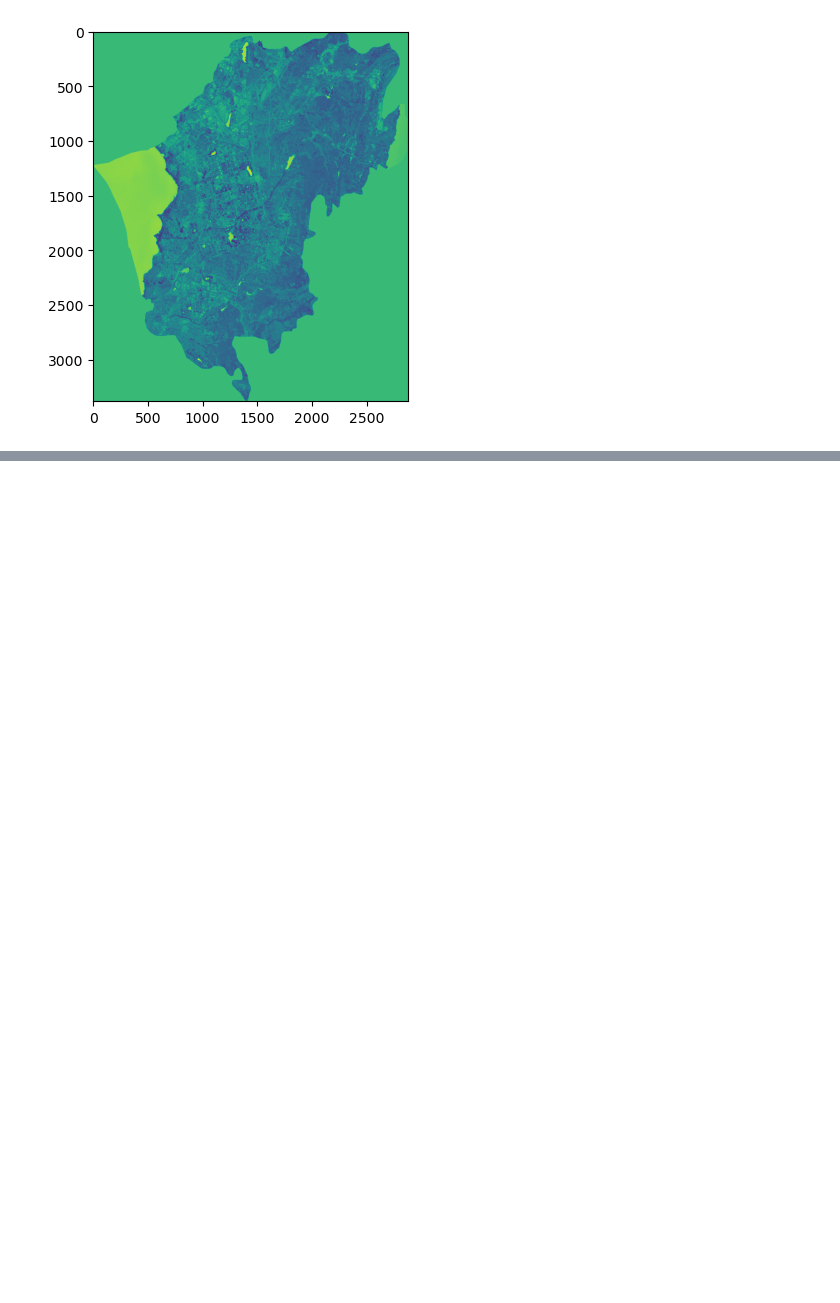
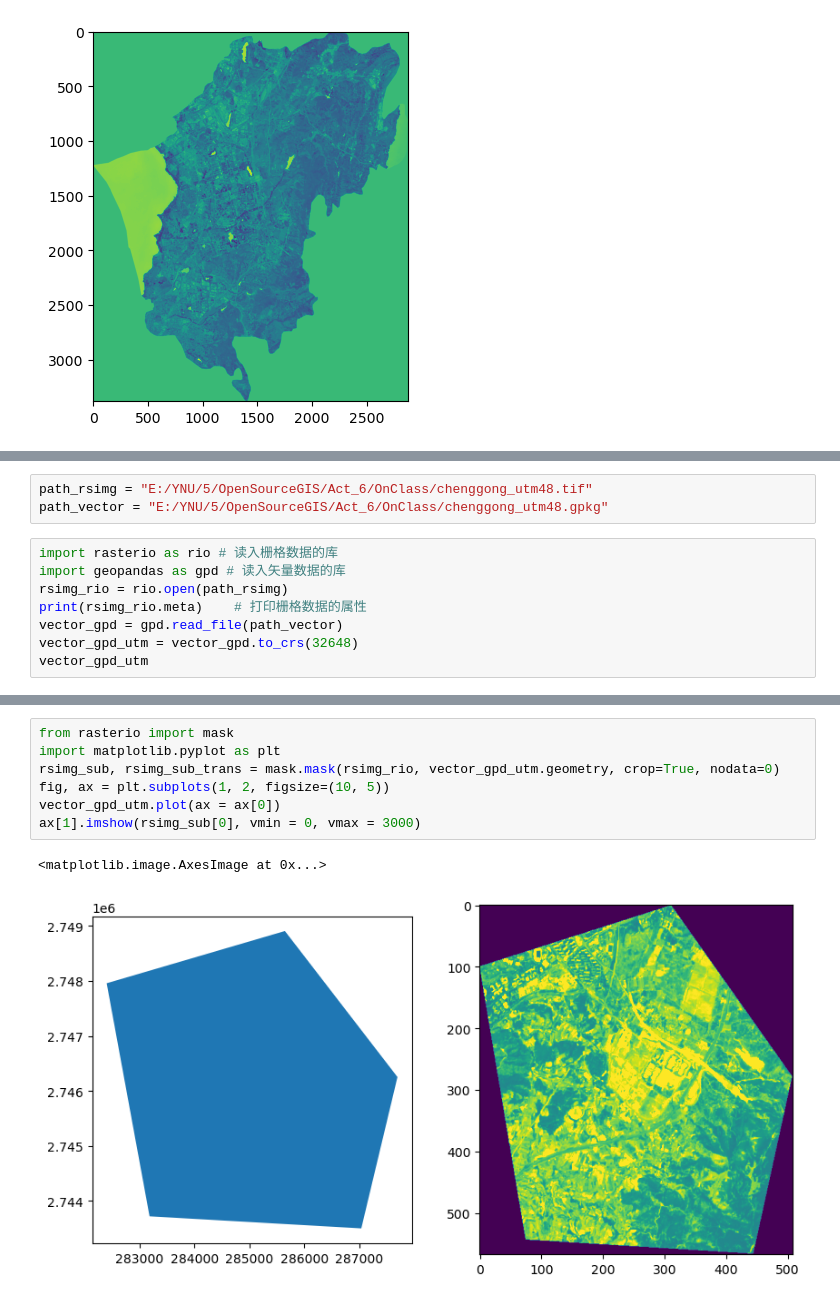
Before and after one commit to Oahiynus/syhPython, a Jupyter notebook: OpenSourceGIS/课堂/chapter_6_GIS数据处理高级Python库/使用rasterio库（最流行的库）.ipynb, the cells around one changed output, grey strips where cells are left out. Cells and saved outputs as stored; diff of their text form; blank space fills up the shorter version.

```diff
--- a/OpenSourceGIS/课堂/chapter_6_GIS数据处理高级Python库/使用rasterio库（最流行的库）.ipynb
+++ b/OpenSourceGIS/课堂/chapter_6_GIS数据处理高级Python库/使用rasterio库（最流行的库）.ipynb
@@ -114,0 +117,11 @@ region_gpd.plot()
+# %%
+path_rsimg = "E:/YNU/5/OpenSourceGIS/Act_6/OnClass/chenggong_utm48.tif"
+path_vector = "E:/YNU/5/OpenSourceGIS/Act_6/OnClass/chenggong_utm48.gpkg"
+# %%
+import rasterio as rio # 读入栅格数据的库
+import geopandas as gpd # 读入矢量数据的库
+rsimg_rio = rio.open(path_rsimg)
+print(rsimg_rio.meta)    # 打印栅格数据的属性
+vector_gpd = gpd.read_file(path_vector)
+vector_gpd_utm = vector_gpd.to_crs(32648)
+vector_gpd_utm
@@ -114,0 +133,10 @@ region_gpd.plot()
+# %%
+from rasterio import mask
+import matplotlib.pyplot as plt
+rsimg_sub, rsimg_sub_trans = mask.mask(rsimg_rio, vector_gpd_utm.geometry, crop=True, nodata=0)
+fig, ax = plt.subplots(1, 2, figsize=(10, 5))
+vector_gpd_utm.plot(ax = ax[0])
+ax[1].imshow(rsimg_sub[0], vmin = 0, vmax = 3000)
+# %% [output]
+<matplotlib.image.AxesImage at 0x...>
+[figure, added]
```
Also changed, not shown: parts of 29 cells of this notebook, 1 other file.
